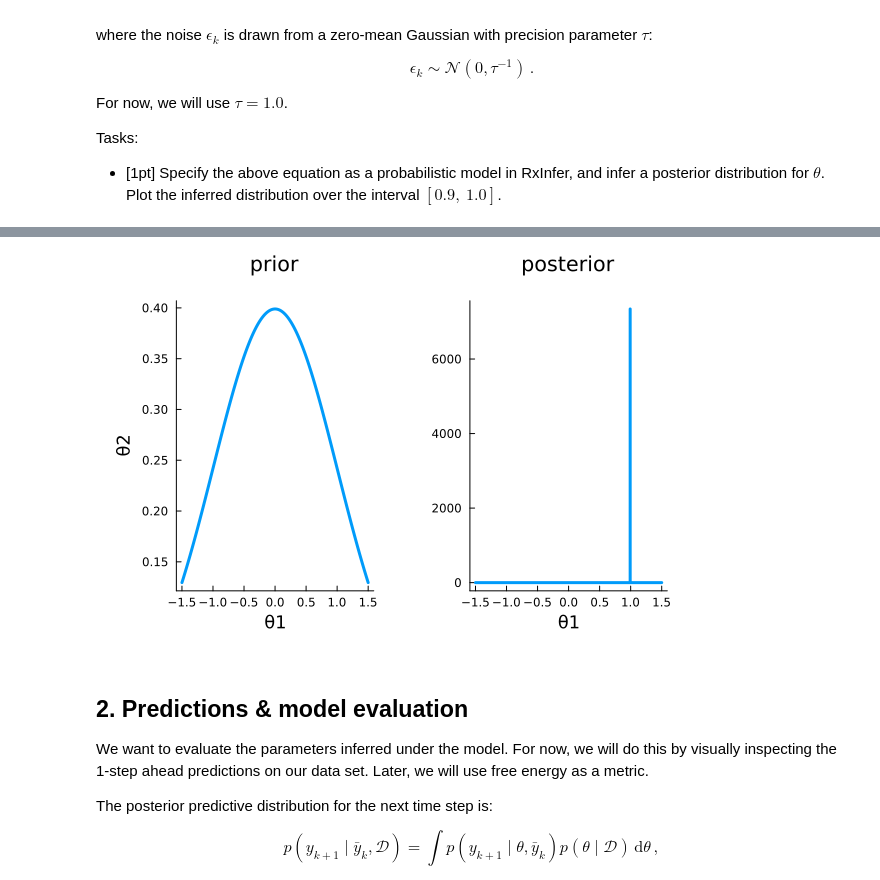
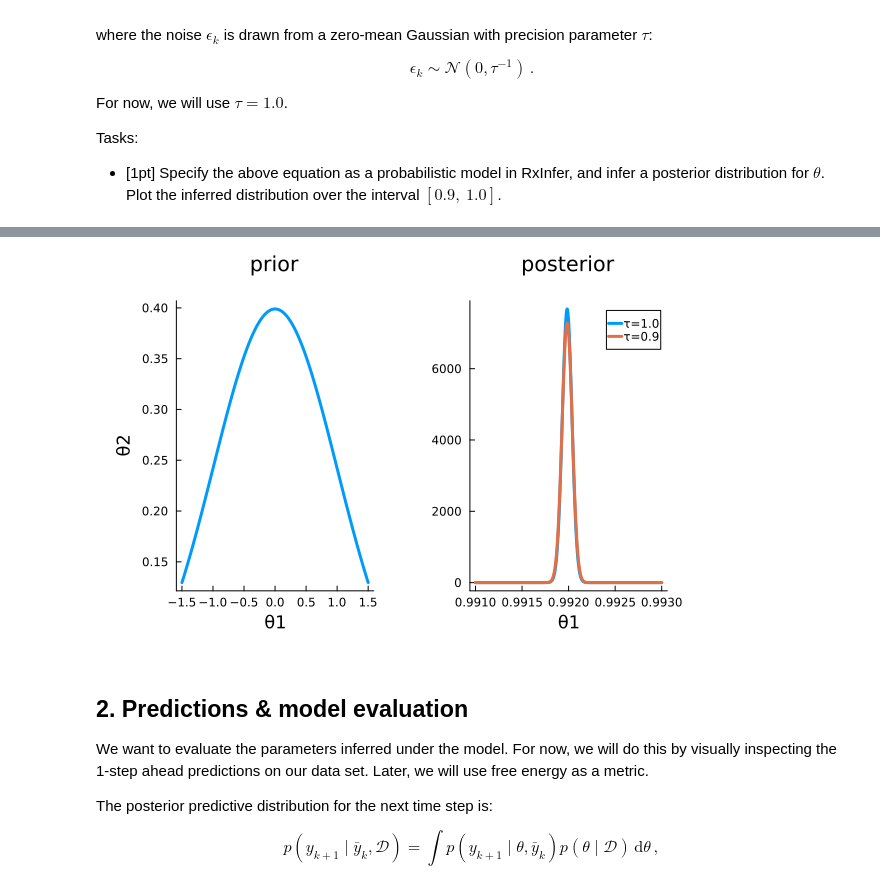
Before and after one commit to benjivdbrand/BMLIP, a Jupyter notebook: lessons/assignments/[5SSD0] Probabilistic Programming 1/pp-assignment-1.ipynb, the cells around one changed output, grey strips where cells are left out. Drawn from its saved outputs; the diff is of its cells as text; code cells hidden in the pictures.

```diff
--- a/lessons/assignments/[5SSD0] Probabilistic Programming 1/pp-assignment-1.ipynb
+++ b/lessons/assignments/[5SSD0] Probabilistic Programming 1/pp-assignment-1.ipynb
@@ -207,7 +208,7 @@ plot(p1a, p1b, size=(900,300))
     y = datavar(Float64, N)
 
     # Prior distribution of coefficients
-    θ ~ NormalMeanVariance(μ_θ, Σ_θ)
+    θ ~ MvNormalMeanCovariance(μ_θ, Σ_θ)
 
     for i = 1:N
 
@@ -219,36 +220,46 @@ plot(p1a, p1b, size=(900,300))
 end
 
 # Prior parameters
 μ_θ, Σ_θ = (0, 1)
 
 # Likelihood variance
 τ = 1;
 num_samples = length(past_data[:,1])
 dates_num = 1:num_samples
 
 # Call inference function
 results = inference(
     model       = auto_regression(μ_θ, Σ_θ, τ, N=num_samples-1),
     data        = (y = past_data[:,2][2:num_samples], X = past_data[:,2][1:num_samples-1]),
     returnvars  = (θ = KeepLast()),
 )
 
 # Extract posterior weights
 post_θ = results.posteriors[:θ]
 
 # Define ranges for plot
 x1 = range(-1.5, length=500, stop=1.5)
 
 # Draw contour plots of distributions
 x1 = range(-1.5, step=0.01, stop=1.5)
 prior_θ = Normal(μ_θ, Σ_θ)
 p1a = plot(x1, pdf(prior_θ, x1), xlabel="θ1", ylabel="θ2", title="prior", label="")
 
-x1 = range(-1.5, step=0.0001, stop=1.5)
-p1b = plot(x1, pdf(post_θ, x1), xlabel="θ1", title="posterior", label="")
+x1 = range(0.991, step=0.000001, stop=0.993)
+p1b = plot(x1, pdf(post_θ, x1), xlabel="θ1", title="posterior", label="τ=1.0")
+
+τ = 0.9;
+results = inference(
+    model       = auto_regression(μ_θ, Σ_θ, τ, N=num_samples-1),
+    data        = (y = past_data[:,2][2:num_samples], X = past_data[:,2][1:num_samples-1]),
+    returnvars  = (θ = KeepLast()),
+)
+post_θ = results.posteriors[:θ]
+
+p1b_2 = plot!(x1, pdf(post_θ, x1), xlabel="θ1", title="posterior", label="τ=0.9")
 plot(p1a, p1b)
 # %% [output]
-[figure, old version]
+[figure, new version]
 # %% [markdown]
 ## 2. Predictions & model evaluation
 
```
Also changed, not shown: parts of 9 cells of this notebook.
